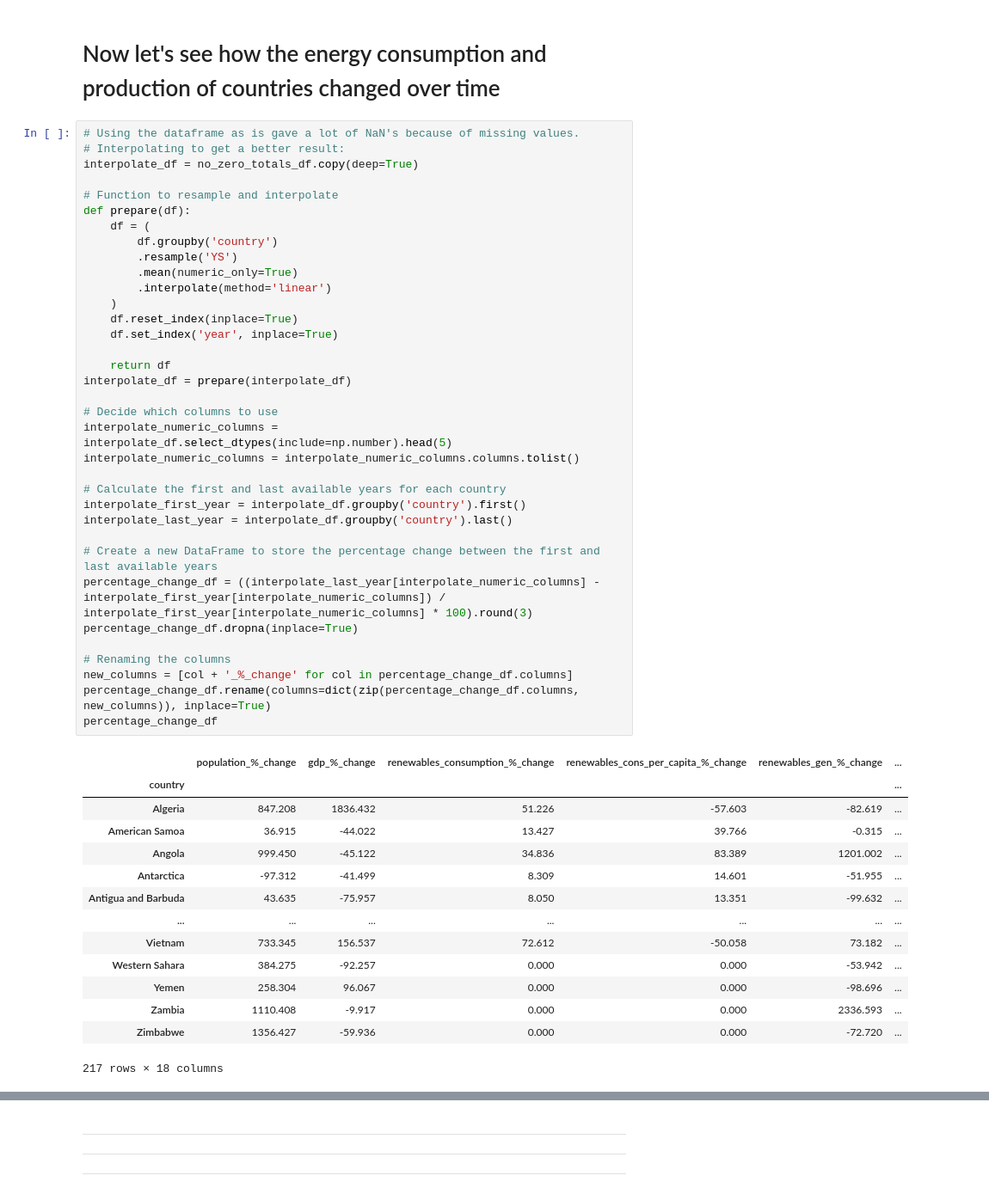
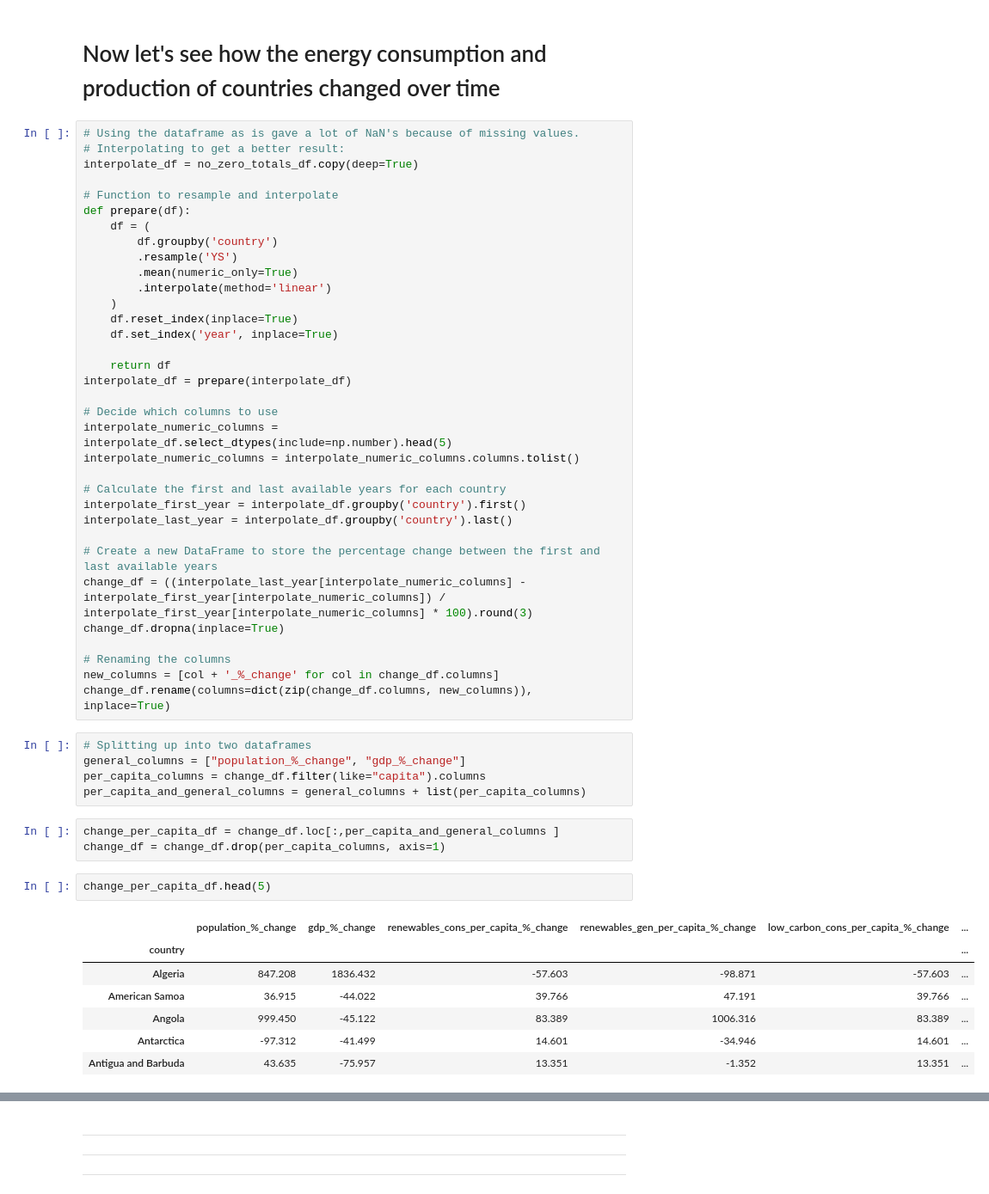
Before and after one commit to MevrouwHelderder/final_assignment, a Jupyter notebook: Final_Assignment_Energy_production_and_consumption.ipynb, the cells around one changed output, grey strips where cells are left out. Shown at 86% size. Drawn from its saved outputs; the diff is of its cells as text.

```diff
--- a/Final_Assignment_Energy_production_and_consumption.ipynb
+++ b/Final_Assignment_Energy_production_and_consumption.ipynb
@@ -177,25 +177,27 @@ interpolate_first_year = interpolate_df.groupby('country').first()
 interpolate_last_year = interpolate_df.groupby('country').last()
 
 # Create a new DataFrame to store the percentage change between the first and last available years
-percentage_change_df = ((interpolate_last_year[interpolate_numeric_columns] - interpolate_first_year[interpolate_numeric_columns]) / interpolate_first_year[interpolate_numeric_columns] * 100).round(3)
-percentage_change_df.dropna(inplace=True)
+change_df = ((interpolate_last_year[interpolate_numeric_columns] - interpolate_first_year[interpolate_numeric_columns]) / interpolate_first_year[interpolate_numeric_columns] * 100).round(3)
+change_df.dropna(inplace=True)
 
 # Renaming the columns
-new_columns = [col + '_%_change' for col in percentage_change_df.columns]
-percentage_change_df.rename(columns=dict(zip(percentage_change_df.columns, new_columns)), inplace=True)
-percentage_change_df
+new_columns = [col + '_%_change' for col in change_df.columns]
+change_df.rename(columns=dict(zip(change_df.columns, new_columns)), inplace=True)
-# %% [output]
-|  | population_%_change | gdp_%_change | renewables_consumption_%_change | renewables_cons_per_capita_%_change | renewables_gen_%_change | ... |
-| country |  |  |  |  |  | ... |
-| Algeria | 847.208 | 1836.432 | 51.226 | -57.603 | -82.619 | ... |
-| American Samoa | 36.915 | -44.022 | 13.427 | 39.766 | -0.315 | ... |
-| Angola | 999.450 | -45.122 | 34.836 | 83.389 | 1201.002 | ... |
-| Antarctica | -97.312 | -41.499 | 8.309 | 14.601 | -51.955 | ... |
-| Antigua and Barbuda | 43.635 | -75.957 | 8.050 | 13.351 | -99.632 | ... |
-| ... | ... | ... | ... | ... | ... | ... |
-| Vietnam | 733.345 | 156.537 | 72.612 | -50.058 | 73.182 | ... |
-| Western Sahara | 384.275 | -92.257 | 0.000 | 0.000 | -53.942 | ... |
-| Yemen | 258.304 | 96.067 | 0.000 | 0.000 | -98.696 | ... |
-| Zambia | 1110.408 | -9.917 | 0.000 | 0.000 | 2336.593 | ... |
-| Zimbabwe | 1356.427 | -59.936 | 0.000 | 0.000 | -72.720 | ... |
-217 rows × 18 columns
+# %%
+# Splitting up into two dataframes
+general_columns = ["population_%_change", "gdp_%_change"]
+per_capita_columns = change_df.filter(like="capita").columns
+per_capita_and_general_columns = general_columns + list(per_capita_columns)
+# %%
+change_per_capita_df = change_df.loc[:,per_capita_and_general_columns ]
+change_df = change_df.drop(per_capita_columns, axis=1)
+# %%
+change_per_capita_df.head(5)
+# %% [output]
+|  | population_%_change | gdp_%_change | renewables_cons_per_capita_%_change | renewables_gen_per_capita_%_change | low_carbon_cons_per_capita_%_change | ... |
+| country |  |  |  |  |  | ... |
+| Algeria | 847.208 | 1836.432 | -57.603 | -98.871 | -57.603 | ... |
+| American Samoa | 36.915 | -44.022 | 39.766 | 47.191 | 39.766 | ... |
+| Angola | 999.450 | -45.122 | 83.389 | 1006.316 | 83.389 | ... |
+| Antarctica | -97.312 | -41.499 | 14.601 | -34.946 | 14.601 | ... |
+| Antigua and Barbuda | 43.635 | -75.957 | 13.351 | -1.352 | 13.351 | ... |
```
Also changed, not shown: parts of 1 cell of this notebook.
